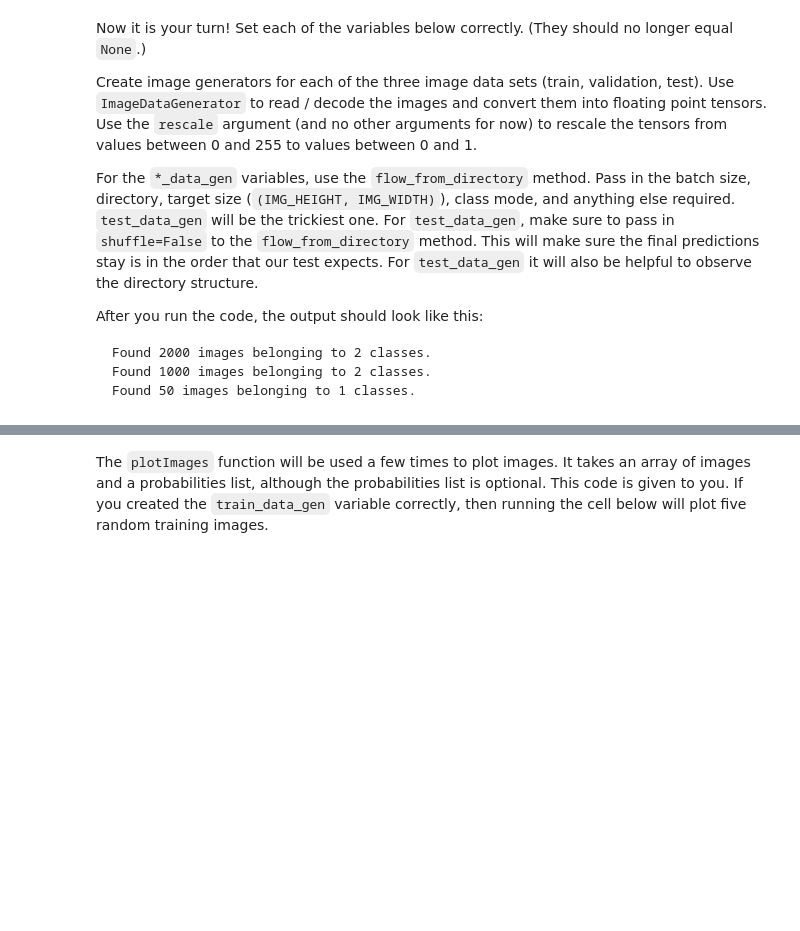
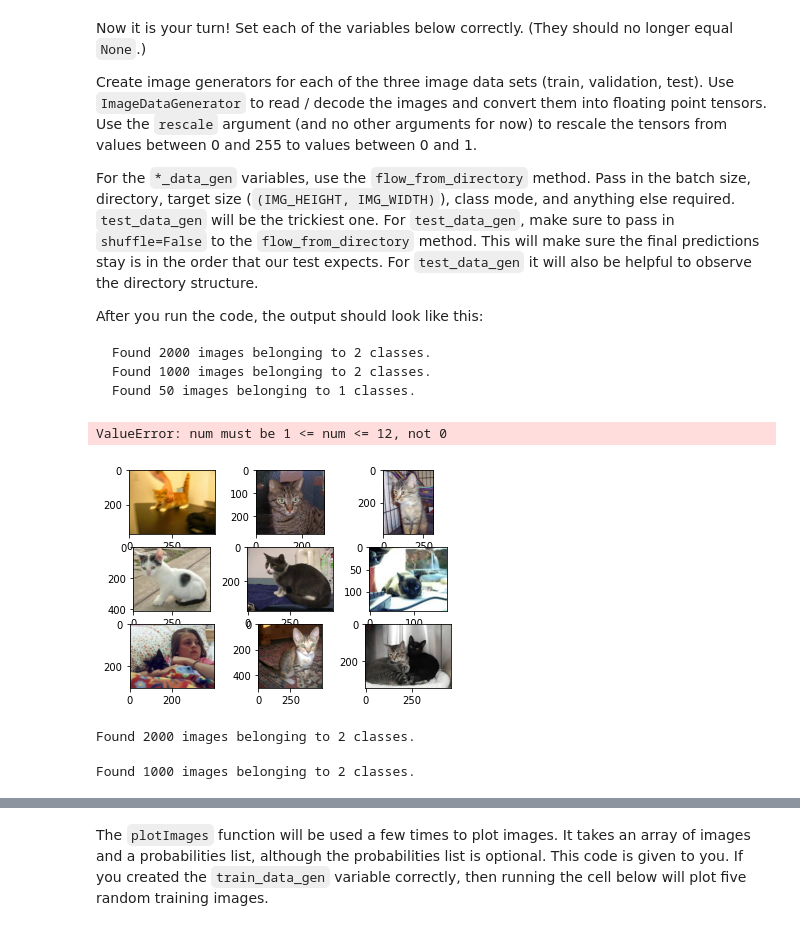
Before and after one commit to oladapo-joseph/Cat_and_dog, a Jupyter notebook: fcc_cat_dog.ipynb, the cells around one changed output, grey strips where cells are left out. Saved outputs shown, nothing was run; the diff lists cells and outputs as text; code cells hidden in the pictures; blank space fills up the shorter version.

Commit message:
image generator  done

```diff
--- a/fcc_cat_dog.ipynb
+++ b/fcc_cat_dog.ipynb
@@ -91,0 +101,15 @@ test_data_gen = None
+# %%
+#having a look at the some of the images
+from skimage import io
+
+for i in range(13):
+    #filename definition
+    filename  = train_dir + "/cats/cat."  + str(i)  + ".jpg"
+    #load image
+    img = io.imread(filename)
+    plt.subplot(331+i)
+    plt.imshow(img)
+#     print(img.shape)
+# %% [output]
+ValueError: num must be 1 <= num <= 12, not 0
+[figure, added]
@@ -91,0 +127,16 @@ test_data_gen = None
+# %%
+train_data_generator = train_image_gen.flow_from_directory(directory=train_dir,
+                                                          target_size = (IMG_HEIGHT, IMG_WIDTH),
+                                                          batch_size = batch_size,
+                                                          class_mode = 'binary',
+                                                          classes = ['cats', 'dogs'])
+# %% [output]
+Found 2000 images belonging to 2 classes.
+# %%
+val_data_generator = val_image_gen.flow_from_directory(directory=validation_dir,
+                                                          target_size = (IMG_HEIGHT, IMG_WIDTH),
+                                                          batch_size = batch_size,
+                                                          class_mode = 'binary',
+                                                          classes = ['cats', 'dogs'])
+# %% [output]
+Found 1000 images belonging to 2 classes.
```
Also changed, not shown: parts of 9 cells of this notebook.
